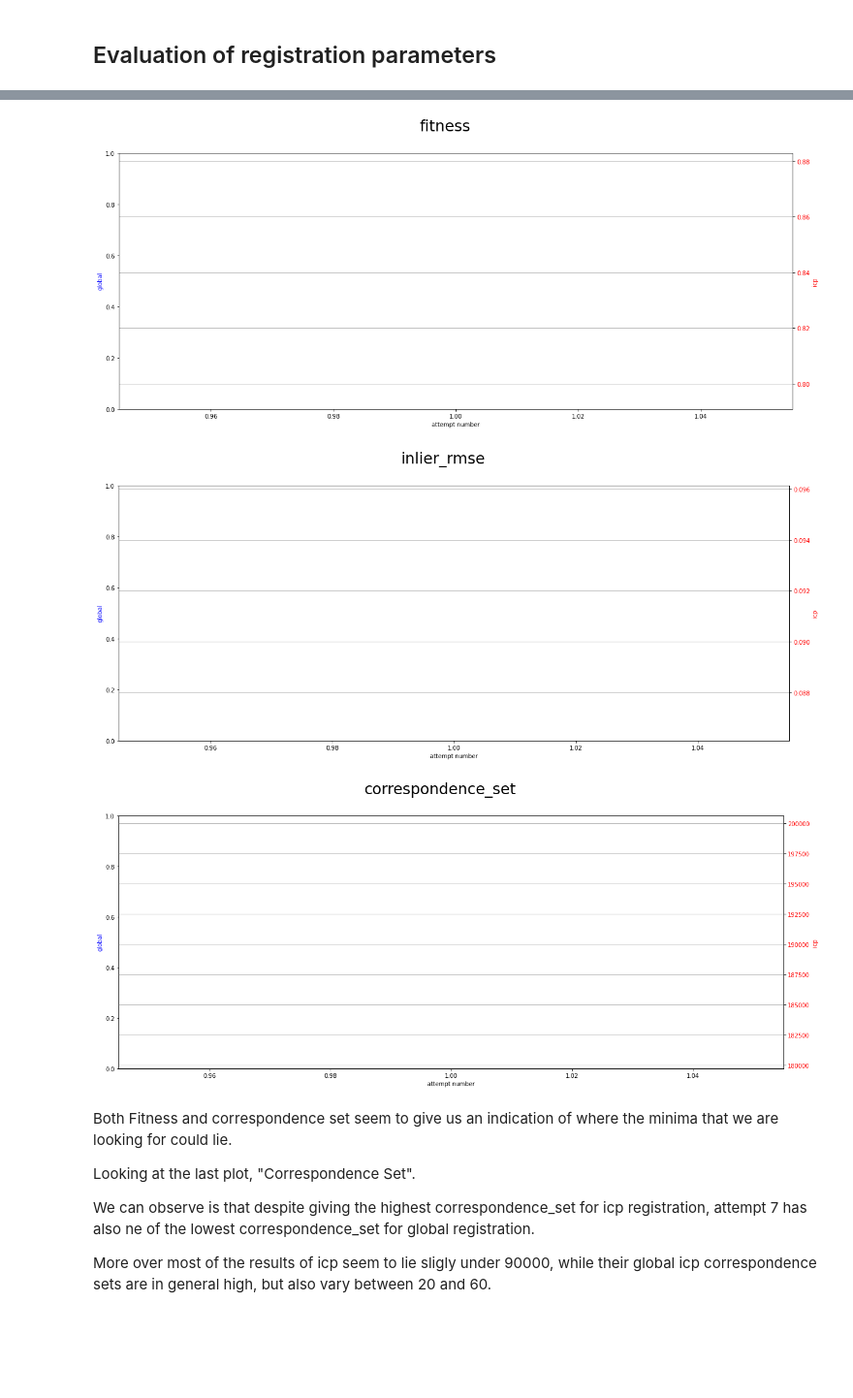
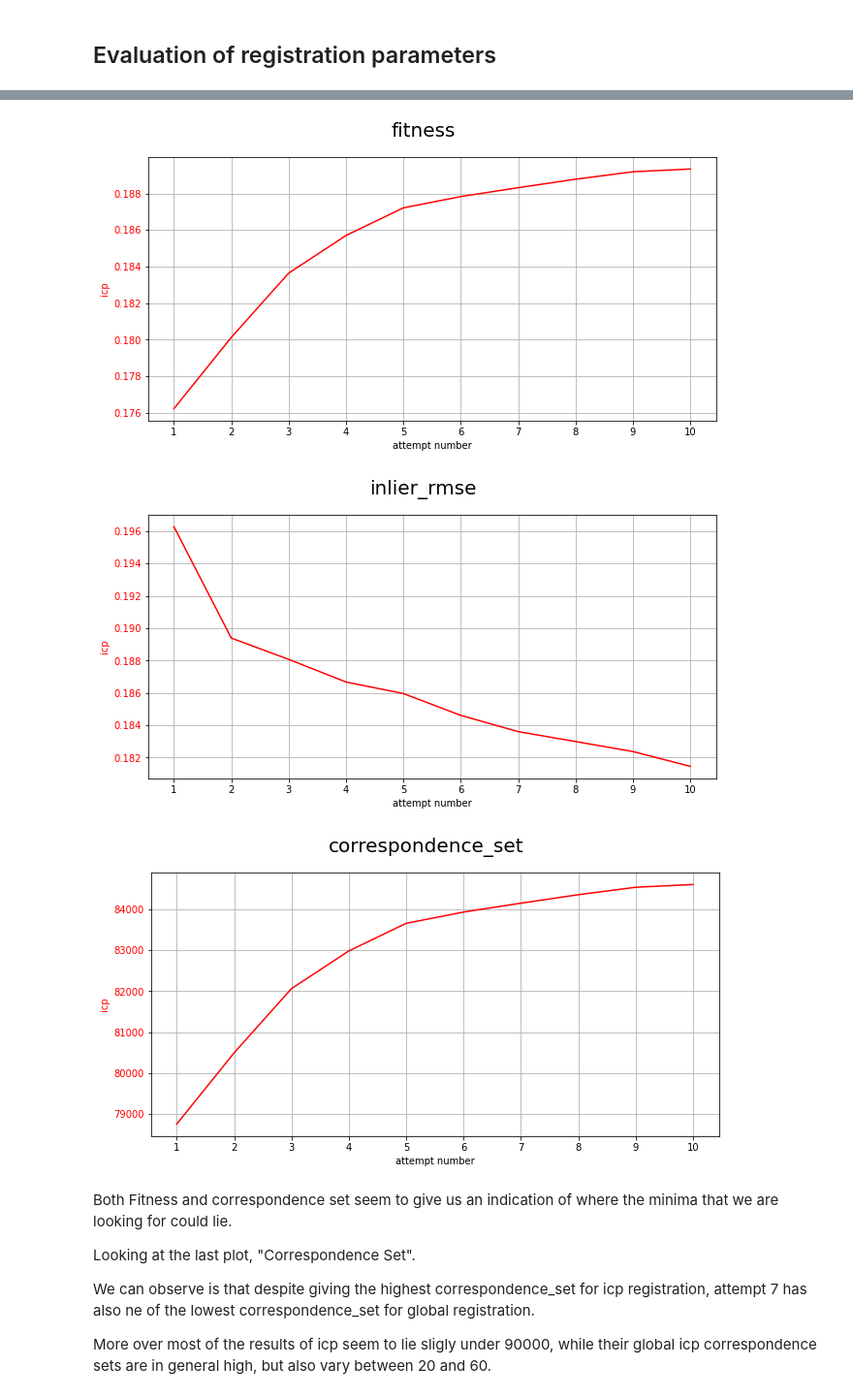
Before and after one commit to BasianLesi/02507-Project_work_Image_Analysis_and_Computer_Graphics, a Jupyter notebook: explanatory_notebooks/3_Stitch_Obtained_Sequences.ipynb, the cells around one changed output, grey strips where cells are left out. Shown at 97% size. Saved outputs shown, nothing was run; the diff lists cells and outputs as text; code cells hidden in the pictures; blank space fills up the shorter version.

Commit message:
rerun notebook 3-4
correction in custom plane removal

```diff
--- a/explanatory_notebooks/3_Stitch_Obtained_Sequences.ipynb
+++ b/explanatory_notebooks/3_Stitch_Obtained_Sequences.ipynb
@@ -197,7 +198,7 @@ Also the results might vary at times, but the statistics at the end stand valid.
 
 If this process wont be successfull a possible alternative: stitch 0 to 2 and than 0_2 to 1_2
 # %%
-reruncell = False
+reruncell = True
 if reruncell == True:
     i = 0
     #j = 2
@@ -227,7 +228,7 @@ if reruncell == True:
 
                                                                         # quality control of the stitching
                                                                         myoverlapping_factor = 0.5,
-                                                                        maxnumattempts = 100,
+                                                                        maxnumattempts = 10,
 
                                                                         # visualization and pringtng parameters
                                                                         trans_init = None, # keep the possibility of starting directly the ICP
@@ -289,16 +318,8 @@ for k,v in all_results.items():
 #plot the fitness function of all the attempts
 
 x = list(range(1,len(all_results.keys())+1,1))
-x_label = [e for e in x if e%10 == 0]
+x_label = [e for e in x if e%(len(x)/10) == 0]
 # red dashes, blue squares and green triangles
-
-global_fitness_list = [v[0].fitness for k,v in all_results.items()]
-global_inlier_rmse_list = [v[0].inlier_rmse for k,v in all_results.items()]
-global_correspondence_set_list = [len(np.asarray(v[0].correspondence_set)) for k,v in all_results.items()]
-
-global_parameters = [global_fitness_list,global_inlier_rmse_list,global_correspondence_set_list]
-global_parameters_labels = ["global_fitness_list","global_inlier_rmse_list","global_correspondence_set_list"]
-
 icp_fitness_list = [v[1].fitness for k,v in all_results.items()]
 icp_inlier_rmse_list = [v[1].inlier_rmse for k,v in all_results.items()]
 icp_correspondence_set_list = [len(np.asarray(v[1].correspondence_set)) for k,v in all_results.items()]
@@ -306,46 +327,35 @@ icp_correspondence_set_list = [len(np.asarray(v[1].correspondence_set)) for k,v
 icp_parameters = [icp_fitness_list,icp_inlier_rmse_list,icp_correspondence_set_list]
 icp_parameters_labels = ["icp_fitness_list","icp_inlier_rmse_list","icp_correspondence_set_list"]
 
-symbols = ["o","^","s"]
+#symbols = ["o","^","s"]
 colors = ["b","r"]
 # %%
-plot_global = False
-plot_icp = True
-
 for i in range(len(icp_parameters_labels)):
 
     fig, ax1 = plt.subplots()
-    fig.set_size_inches(20.5, 8)
-    fig.suptitle(f'{icp_parameters_labels[i][4:-5]}', fontsize=26)
+    fig.set_size_inches(10.5, 5)
+    fig.suptitle(f'{icp_parameters_labels[i][4:-5]}', fontsize=20)
 
     ax1.set_xlabel('attempt number')
-    ax1.set_ylabel('global', color=colors[0])
-    if plot_global == True:
-        ax1.plot(x,
-                 global_parameters[i],
-                 colors[0],
-                 #colors[0]+symbols[0],
-                 label=global_parameters_labels[i])
-        ax1.tick_params(axis='y', labelcolor=colors[0])
-        ax1.set_xticks(x_label, minor=False)
+    ax1.set_ylabel('icp', color=colors[1])
 
-    if plot_icp == True:
-        ax2 = ax1.twinx()
-        ax2.set_ylabel('icp', color=colors[1])
-        ax2.plot(x,
-                 icp_parameters[i],
-                 colors[1],
-                 #colors[1]+symbols[1],
-                 label=icp_parameters_labels[i])
-        ax2.tick_params(axis='y', labelcolor=colors[1])
+    ax1.plot(x,
+             icp_parameters[i],
+             colors[1],
+             #colors[1]+symbols[1],
+             label=icp_parameters_labels[i])
+    ax1.tick_params(axis='y', labelcolor=colors[1])
+    ax1.set_xticks(x_label, minor=False)
+
+
     #ax2.legend(loc = "best")
 
     plt.grid()
     plt.show()
 # %% [output]
-[figure, old version]
+[figure, new version]
-[figure, old version]
+[figure, new version]
-[figure, old version]
+[figure, new version]
 # %% [markdown]
 Both Fitness and correspondence set seem to give us an indication of where the minima that we are looking for could lie.
 
```
Also changed, not shown: parts of 9 cells of this notebook, 8 other files.
